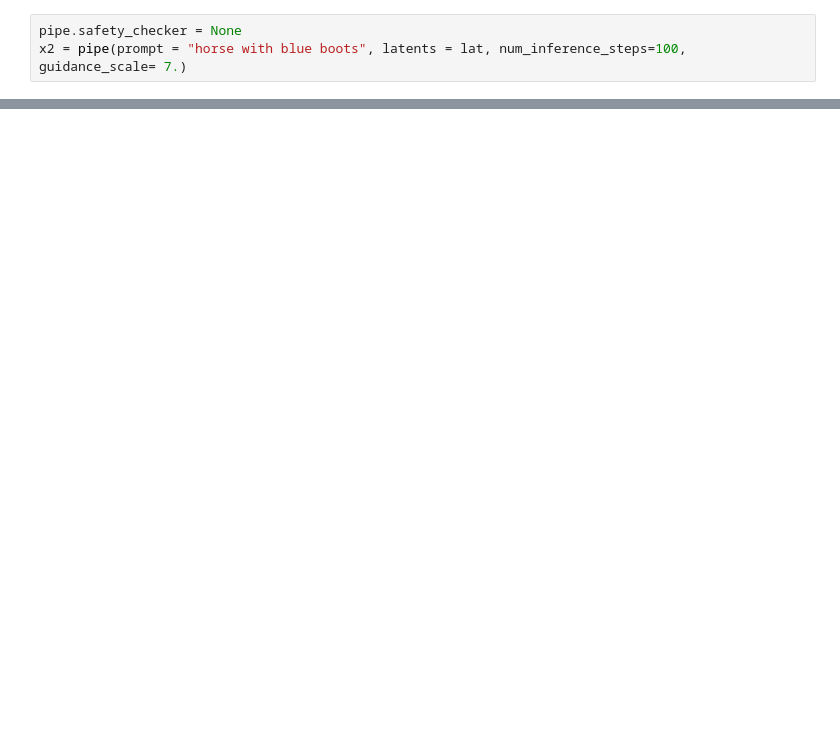
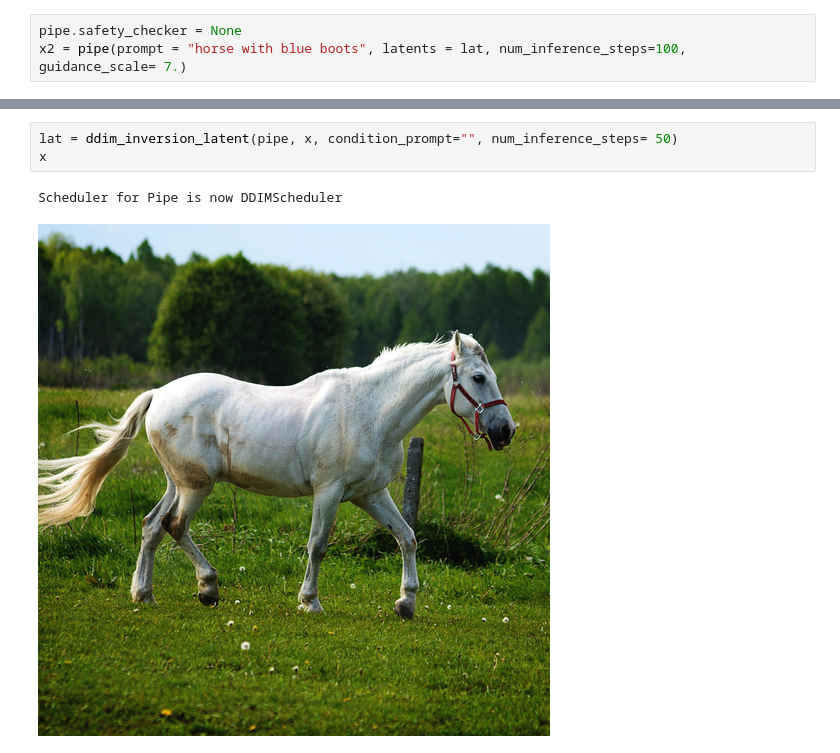
Before and after one commit to cloneofsimo/inversion_edits, a Jupyter notebook: example_scripts/ddim_inv.ipynb, the cells around one changed output, grey strips where cells are left out. Cells and saved outputs as stored; diff of their text form; blank space fills up the shorter version.

```diff
--- a/example_scripts/ddim_inv.ipynb
+++ b/example_scripts/ddim_inv.ipynb
@@ -30,0 +33,6 @@ x2.images[0]
+# %%
+lat = ddim_inversion_latent(pipe, x, condition_prompt="", num_inference_steps= 50)
+x
+# %% [output]
+Scheduler for Pipe is now DDIMScheduler
+[figure, added]
```
Also changed, not shown: parts of 6 cells of this notebook, 1 other file.
